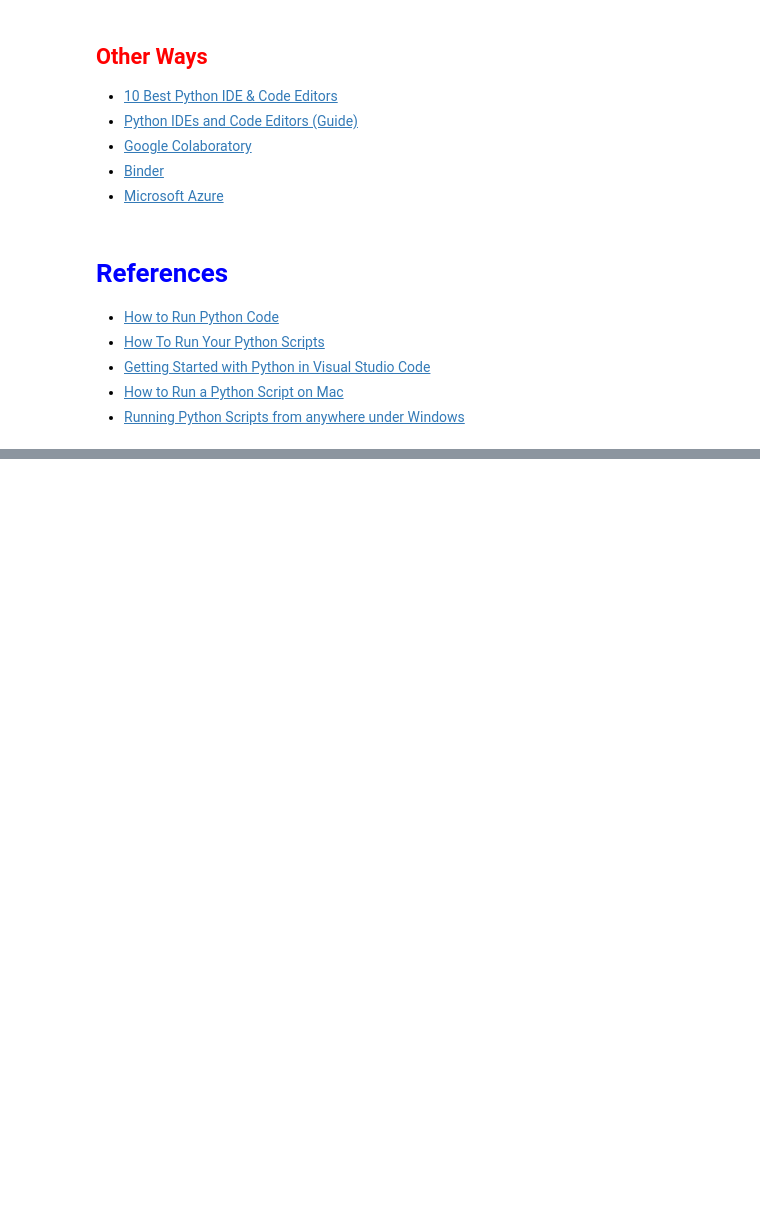
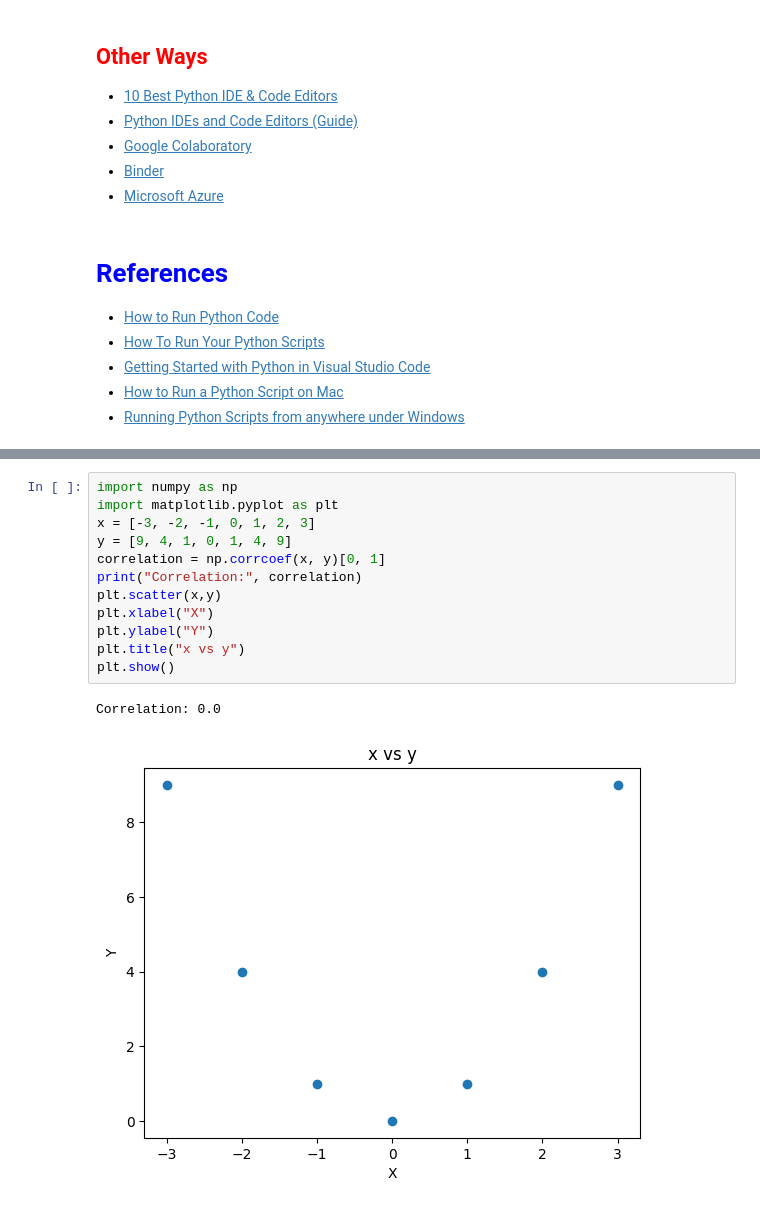
Before and after one commit to saranyasivasubramaniyam11-lgtm/-voice-phishing-detection, a Jupyter notebook: welcome/running_python.ipynb, the cells around one changed output, grey strips where cells are left out. Cells and saved outputs as stored; diff of their text form; blank space fills up the shorter version.

```diff
--- a/welcome/running_python.ipynb
+++ b/welcome/running_python.ipynb
@@ -235,0 +327,15 @@ array([38.])
+# %%
+import numpy as np
+import matplotlib.pyplot as plt
+x = [-3, -2, -1, 0, 1, 2, 3]
+y = [9, 4, 1, 0, 1, 4, 9]
+correlation = np.corrcoef(x, y)[0, 1]
+print("Correlation:", correlation)
+plt.scatter(x,y)
+plt.xlabel("X")
+plt.ylabel("Y")
+plt.title("x vs y")
+plt.show()
+# %% [output]
+Correlation: 0.0
+[figure, added]
```
Also changed, not shown: parts of 15 cells of this notebook.
